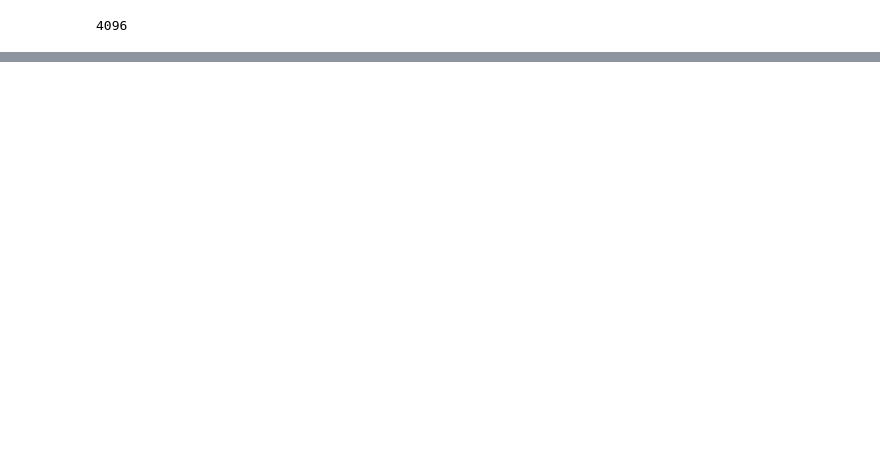
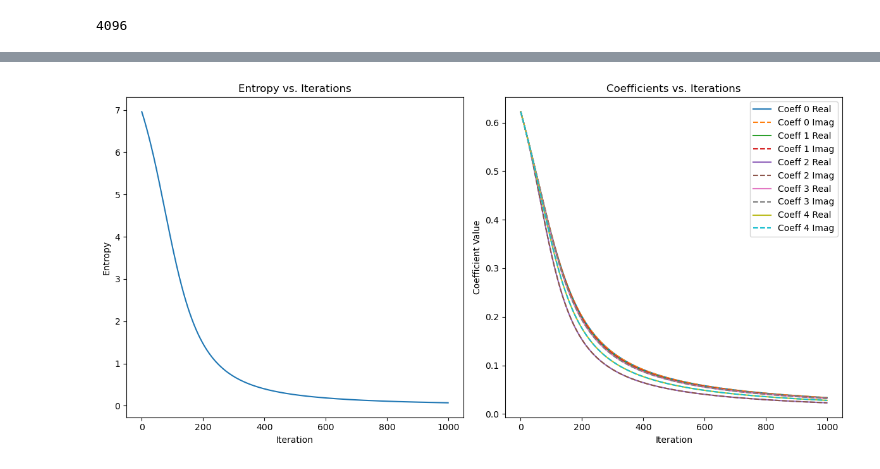
Before and after one commit to ofeypolv/frh, a Jupyter notebook: icosahedral.ipynb, the cells around one changed output, grey strips where cells are left out. Saved outputs shown, nothing was run; the diff lists cells and outputs as text; code cells hidden in the pictures; blank space fills up the shorter version.

```diff
--- a/icosahedral.ipynb
+++ b/icosahedral.ipynb
@@ -416,12 +438,22 @@ print(f'Number of points with y-component less than {threshold}: {count}')
 
 # Find indices of red points
 red_indices = [i for i, y in enumerate(min_eigenvalues) if y < threshold]
+print(f'Indices of red points: {red_indices}')
+
+red_eigenvectors = []
 
 # Print eigenvalues, RDM minimum eigenvalues, and scalar products of eigenvectors for red points
 for i,ind in enumerate(red_indices):
     print(i, ind)
     print(f'Eigenvalue: {eigenvalues[ind]}, rdm Minimum Eigenvalue: {min_eigenvalues[ind]}')
     print(f'Eigenvector {ind}: rdm rank: {np.linalg.matrix_rank(min_rdms[i])}')
+    red_eigenvectors.append(eigenvectors[:, ind])
+
+for i in range(len(red_indices)):
+    for j in range(len(red_indices)):
+        idx1, idx2 = red_indices[i], red_indices[j]
+        dot_product = np.dot(eigenvectors[:, idx1], np.conj(eigenvectors[:, idx2]))
+        print(f"Dot product between eigenvectors {idx1} and {idx2}: {dot_product}")
 
 # Count entries of rdm_eigenvalues[i] that are smaller than 1e-16
 counts = [np.sum(eigenvalues > 1e-16) for eigenvalues in rdm_eigenvalues]
@@ -572 +613,70 @@ Maximum scar entropy: 4.544687786807282
 [figure]
+# %%
+# Initialize parameters for the first four coefficients with all values equal to 0.5
+params_real = torch.full((5,), 0.5, requires_grad=True)
+params_imag = torch.full((5,), 0.5, requires_grad=True)
+
+# Define the optimizer
+optimizer = optim.Adam([params_real, params_imag], lr=0.01)
+
+# Lists to store the values of parameters and entropy
+coeffs_history = []
+entropy_history = []
+
+# Optimization loop
+num_iterations = 1000
+for _ in range(num_iterations):
+    optimizer.zero_grad()
+
+    # Apply sigmoid to constrain the first four coefficients between 0 and 1
+    coeffs_real = torch.sigmoid(params_real)
+    coeffs_imag = torch.sigmoid(params_imag)
+
+    # Combine real and imaginary parts for the first four coefficients
+    coeffs = torch.complex(coeffs_real, coeffs_imag)
+
+    # Compute psi
+    psi = linear_combination(coeffs, red_eigenvectors)
+
+    # Compute entanglement entropy
+    entropy = entanglement_entropy_torch(psi, N // 2, N)
+
+    # Backpropagation
+    entropy.backward()
+    optimizer.step()
+
+    # Store the values of parameters and entropy
+    coeffs_history.append(coeffs.detach().cpu().numpy())
+    entropy_history.append(entropy.item())
+
+# Final optimized coefficients
+optimized_coeffs_real = torch.sigmoid(params_real)
+optimized_coeffs_imag = torch.sigmoid(params_imag)
+optimized_coeffs = torch.complex(optimized_coeffs_real, optimized_coeffs_imag)
+
+print("Optimized coefficients:", optimized_coeffs)
+
+# Plot the value of parameters and entropy as a function of num_iterations
+plt.figure(figsize=(12, 6))
+
+# Plot entropy
+plt.subplot(1, 2, 1)
+plt.plot(entropy_history)
+plt.xlabel('Iteration')
+plt.ylabel('Entropy')
+plt.title('Entropy vs. Iterations')
+
+# Plot coefficients
+plt.subplot(1, 2, 2)
+coeffs_history = np.array(coeffs_history)
+for i in range(coeffs_history.shape[1]):
+    plt.plot(coeffs_history[:, i].real, label=f'Coeff {i} Real')
+    plt.plot(coeffs_history[:, i].imag, label=f'Coeff {i} Imag', linestyle='--')
+plt.xlabel('Iteration')
+plt.ylabel('Coefficient Value')
+plt.title('Coefficients vs. Iterations')
+plt.legend()
+
+plt.tight_layout()
+plt.show()
+# %% [output]
@@ -573,2 +685,3 @@ Maximum scar entropy: 4.544687786807282
+[figure, added]
 # %%
 #find a 4/5 spins charge commuting with the rdm.
```
Also changed, not shown: parts of 8 cells of this notebook, 1 other file.
